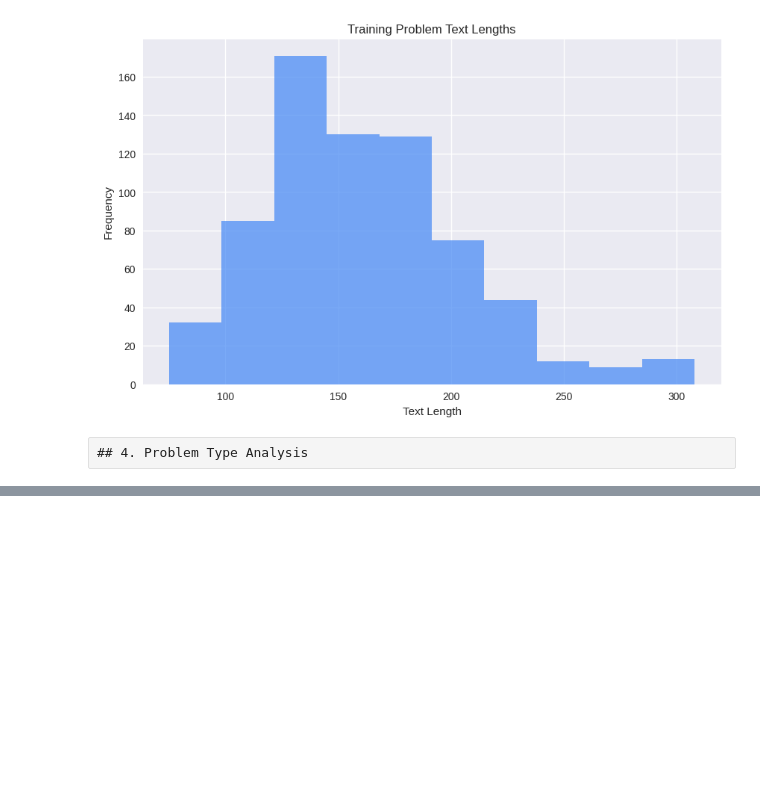
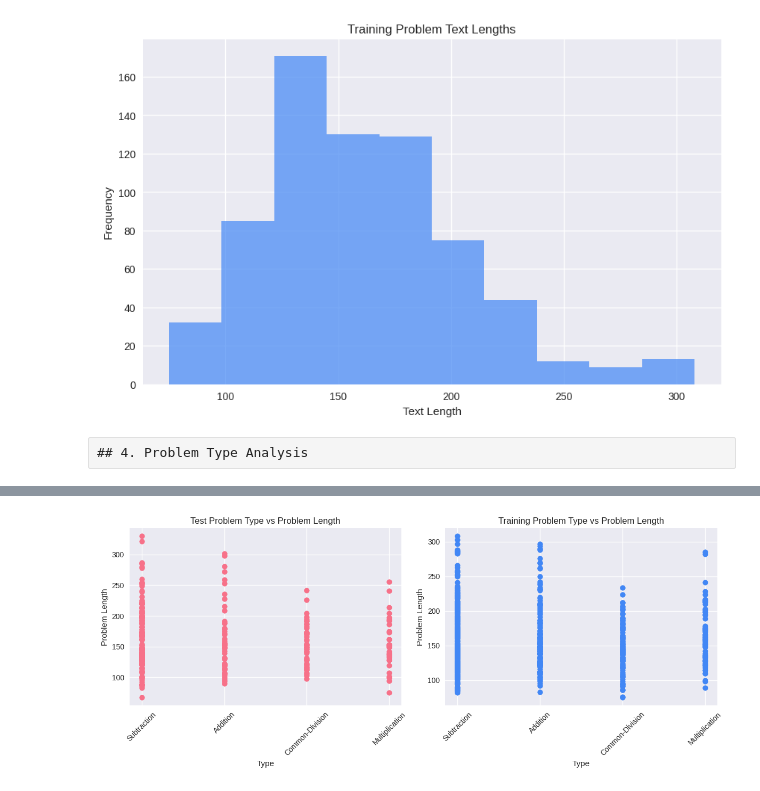
Before and after one commit to kevinmastascusa/symbolic-math-ai, a Jupyter notebook: 02_exploratory_data_analysis_svamp.ipynb, the cells around one changed output, grey strips where cells are left out. Saved outputs shown, nothing was run; the diff lists cells and outputs as text; code cells hidden in the pictures; blank space fills up the shorter version.

```diff
--- a/02_exploratory_data_analysis_svamp.ipynb
+++ b/02_exploratory_data_analysis_svamp.ipynb
@@ -97,19 +97,19 @@ Training question_concat examples: ["There are 87 oranges and 290 bananas in Phi
 ## 3. Visualize Key Features (Custom Dataset Example)
 # %%
 print('Distribution of Problem Text Length (Test vs Training data)')
-test_lengths=[]
-train_lengths=[]
+test_problem_lengths=[]
+train_problem_lengths=[]
 
 ##For the length of the problem, I am considering both the length of the body, and that of the actual question
 for i in range(0,len(test_data['Body'])):
-  test_lengths.append(len(test_data['Body'][i])+len(test_data['Question'][i]))
+  test_problem_lengths.append(len(test_data['Body'][i])+len(test_data['Question'][i]))
 for i in range(0,len(train_data['Body'])):
-  train_lengths.append(len(train_data['Body'][i])+len(train_data['Question'][i]))
+  train_problem_lengths.append(len(train_data['Body'][i])+len(train_data['Question'][i]))
 
 
 #Test Lengths
 plt.figure(figsize=(10, 6))
-plt.hist(test_lengths, bins=10, alpha=0.7,color='#d6222e')
+plt.hist(test_problem_lengths, bins=10, alpha=0.7,color='#d6222e')
 plt.title('Test Problem Text Lengths')
 plt.xlabel('Text Length')
 plt.ylabel('Frequency')
@@ -117,7 +117,7 @@ plt.show()
 #Training lengths
 
 plt.figure(figsize=(10, 6))
-plt.hist(train_lengths, bins=10, alpha=0.7,color='#4287f5')
+plt.hist(train_problem_lengths, bins=10, alpha=0.7,color='#4287f5')
 plt.title('Training Problem Text Lengths')
 plt.xlabel('Text Length')
 plt.ylabel('Frequency')
@@ -168,0 +177,46 @@ plt.show()
+# %%
+#Check the length of a problem (body and question) vs its type
+
+#Store the type of the problem as a number to enable plotting
+test_type_id=[]
+train_type_id=[]
+
+tp=["Subtraction","Addition","Common-Division","Multiplication","Common-Divison"]
+for i in test_data["Type"]:
+  test_type_id.append(tp.index(i))
+
+for i in train_data["Type"]:
+  if i=="Common-Divison": #"Divison" is likely a misspelling of "Division", so fix it here
+    train_type_id.append(tp.index("Common-Division"))
+  else:
+    train_type_id.append(tp.index(i))
+
+
+plt.figure(figsize=(12, 5))
+
+
+
+#Testing Data
+plt.subplot(1, 2, 1)
+plt.scatter(test_type_id,test_problem_lengths)
+plt.title('Test Problem Type vs Problem Length')
+plt.xlabel('Type')
+plt.ylabel('Problem Length')
+plt.xticks(rotation=45)
+
+plt.xticks([0,1,2,3],tp[0:4])
+
+
+
+#Training Data
+plt.subplot(1, 2, 2)
+plt.scatter(train_type_id,train_problem_lengths,color='#4287f5')
+plt.title('Training Problem Type vs Problem Length')
+plt.xlabel('Type')
+plt.ylabel('Problem Length')
+plt.xticks(rotation=45)
+plt.xticks([0,1,2,3],tp[0:4])
+plt.tight_layout()
+plt.show()
+# %% [output]
+[figure, added]
```
Also changed, not shown: parts of 3 cells of this notebook.
